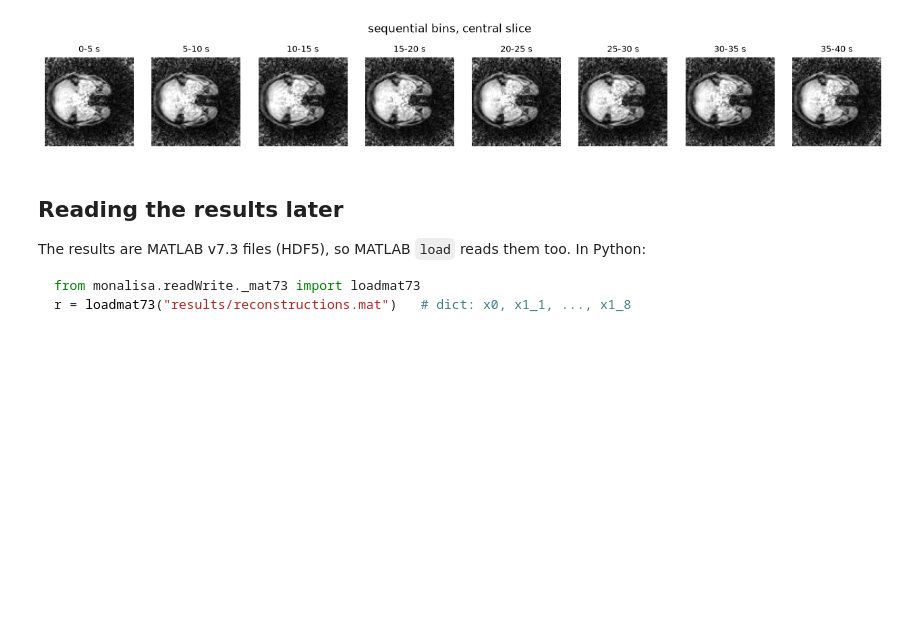
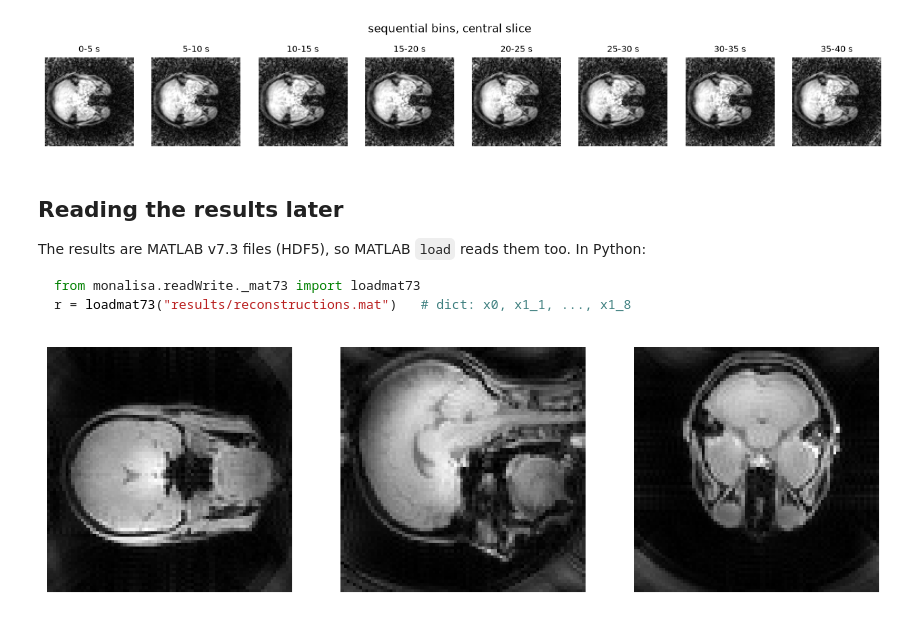
Before and after one commit to MattechLab/monalisa-python, a Jupyter notebook: examples/tutorial_1/tutorial_1.ipynb, the cells around one changed output. Cells and saved outputs as stored; diff of their text form; code cells hidden in the pictures; blank space fills up the shorter version.

Commit message:
add: reading results (.mat) and plot

````diff
--- a/examples/tutorial_1/tutorial_1.ipynb
+++ b/examples/tutorial_1/tutorial_1.ipynb
@@ -295,3 +295,17 @@ The results are MATLAB v7.3 files (HDF5), so MATLAB `load` reads them too. In Py
 from monalisa.readWrite._mat73 import loadmat73
 r = loadmat73("results/reconstructions.mat")   # dict: x0, x1_1, ..., x1_8
 ```
+# %%
+from monalisa.readWrite._mat73 import loadmat73
+r = loadmat73("/home/debi/jaime/monalisa-python/monalisa-python/build/tutorial_1_py/reconstructions.mat")   # dict: x0, x1_1, ..., x1_8
+
+import matplotlib.pyplot as plt
+import numpy as np
+fig, ax = plt.subplots(1, 3, figsize=(12, 4))
+x0 = r["x0"]
+n = x0.shape[0] // 2
+for a, im in zip(ax, (x0[n], x0[:, n], x0[:, :, n])):
+    a.imshow(np.abs(im), cmap="gray"); a.axis("off")
+plt.show()
+# %% [output]
+[figure, added]
````
